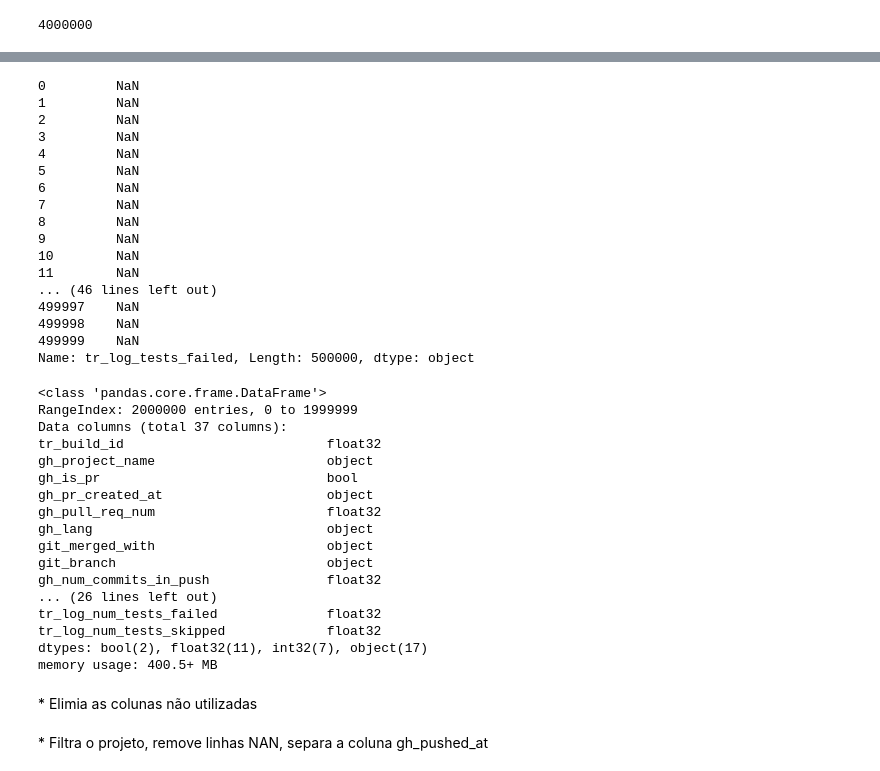
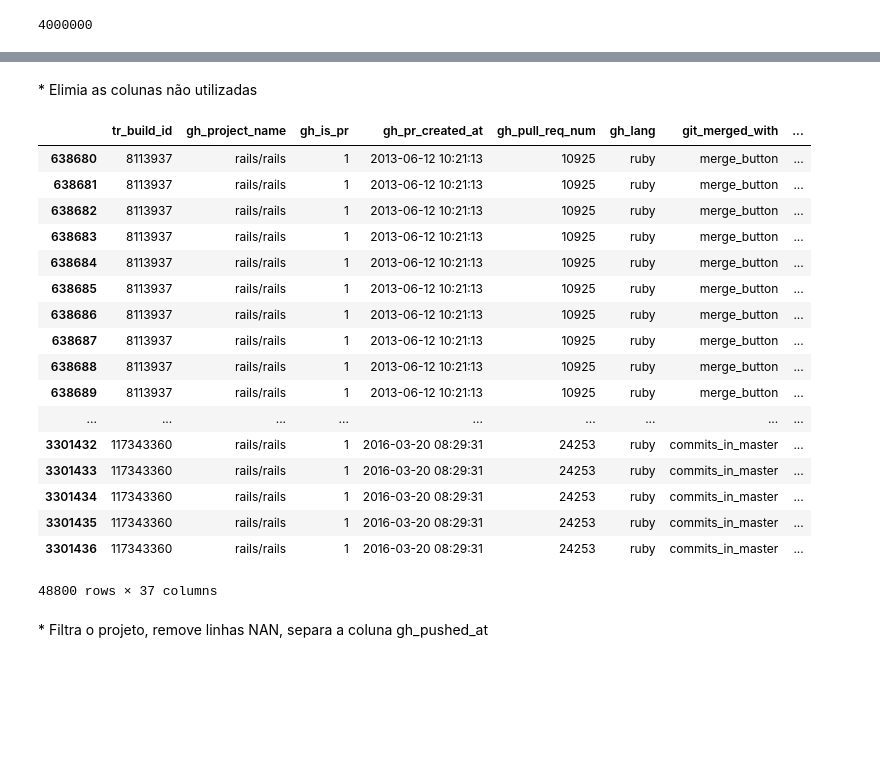
Before and after one commit to wagnernegrao/ci-analysis, a Jupyter notebook: ci_analysis.ipynb, the cells around one changed output, grey strips where cells are left out. Drawn from its saved outputs; the diff is of its cells as text; code cells hidden in the pictures; blank space fills up the shorter version.

```diff
--- a/ci_analysis.ipynb
+++ b/ci_analysis.ipynb
@@ -95,0 +161,2 @@ Wall time: 5.2 s
+# %%
+props, NAlist = reduce_mem_usage(pd.read_csv(FILE))
@@ -104,49 +231,9 @@ dataset['tr_log_tests_failed'].nbytes
-# %%
-dataset['tr_log_tests_failed']
-# %% [output]
-0         NaN
-1         NaN
-2         NaN
-3         NaN
-4         NaN
-5         NaN
-6         NaN
-7         NaN
-8         NaN
-9         NaN
-10        NaN
-11        NaN
-... (46 lines left out)
-499997    NaN
-499998    NaN
-499999    NaN
-Name: tr_log_tests_failed, Length: 500000, dtype: object
-# %%
-dataset.info()
-# %% [output]
-<class 'pandas.core.frame.DataFrame'>
-RangeIndex: 2000000 entries, 0 to 1999999
-Data columns (total 37 columns):
-tr_build_id                          float32
-gh_project_name                      object
-gh_is_pr                             bool
-gh_pr_created_at                     object
-gh_pull_req_num                      float32
-gh_lang                              object
-git_merged_with                      object
-git_branch                           object
-gh_num_commits_in_push               float32
-... (26 lines left out)
-tr_log_num_tests_failed              float32
-tr_log_num_tests_skipped             float32
-dtypes: bool(2), float32(11), int32(7), object(17)
-memory usage: 400.5+ MB
 # %% [markdown]
 <font size=4/>
    * Elimia as colunas não utilizadas
 # %%
 # Eliminando colunas
-dataset.drop([  'gh_diff_files_added',
+props.drop([  'gh_diff_files_added',
                 'gh_commits_in_push',
                 'gh_diff_files_deleted',
                 'gh_diff_files_modified',
@@ -171,6 +258,31 @@ dataset.drop([  'gh_diff_files_added',
                 'tr_log_tests_failed',
                 'tr_log_testduration',
                 'tr_log_buildduration'], axis=1, inplace=True)
+# %%
+df_ruby = props.loc[props['gh_project_name']=='rails/rails']
+
+df_ruby = df_ruby.dropna() # Remove as linhas NAN
+# %%
+df_ruby
+# %% [output]
+|  | tr_build_id | gh_project_name | gh_is_pr | gh_pr_created_at | gh_pull_req_num | gh_lang | git_merged_with | ... |
+| 638680 | 8113937 | rails/rails | 1 | 2013-06-12 10:21:13 | 10925 | ruby | merge_button | ... |
+| 638681 | 8113937 | rails/rails | 1 | 2013-06-12 10:21:13 | 10925 | ruby | merge_button | ... |
+| 638682 | 8113937 | rails/rails | 1 | 2013-06-12 10:21:13 | 10925 | ruby | merge_button | ... |
+| 638683 | 8113937 | rails/rails | 1 | 2013-06-12 10:21:13 | 10925 | ruby | merge_button | ... |
+| 638684 | 8113937 | rails/rails | 1 | 2013-06-12 10:21:13 | 10925 | ruby | merge_button | ... |
+| 638685 | 8113937 | rails/rails | 1 | 2013-06-12 10:21:13 | 10925 | ruby | merge_button | ... |
+| 638686 | 8113937 | rails/rails | 1 | 2013-06-12 10:21:13 | 10925 | ruby | merge_button | ... |
+| 638687 | 8113937 | rails/rails | 1 | 2013-06-12 10:21:13 | 10925 | ruby | merge_button | ... |
+| 638688 | 8113937 | rails/rails | 1 | 2013-06-12 10:21:13 | 10925 | ruby | merge_button | ... |
+| 638689 | 8113937 | rails/rails | 1 | 2013-06-12 10:21:13 | 10925 | ruby | merge_button | ... |
+| ... | ... | ... | ... | ... | ... | ... | ... | ... |
+| 3301432 | 117343360 | rails/rails | 1 | 2016-03-20 08:29:31 | 24253 | ruby | commits_in_master | ... |
+| 3301433 | 117343360 | rails/rails | 1 | 2016-03-20 08:29:31 | 24253 | ruby | commits_in_master | ... |
+| 3301434 | 117343360 | rails/rails | 1 | 2016-03-20 08:29:31 | 24253 | ruby | commits_in_master | ... |
+| 3301435 | 117343360 | rails/rails | 1 | 2016-03-20 08:29:31 | 24253 | ruby | commits_in_master | ... |
+| 3301436 | 117343360 | rails/rails | 1 | 2016-03-20 08:29:31 | 24253 | ruby | commits_in_master | ... |
+48800 rows × 37 columns
 # %% [markdown]
 <font size=4/>
    * Filtra o projeto, remove linhas NAN, separa a coluna gh_pushed_at
```
Also changed, not shown: parts of 9 cells of this notebook.
